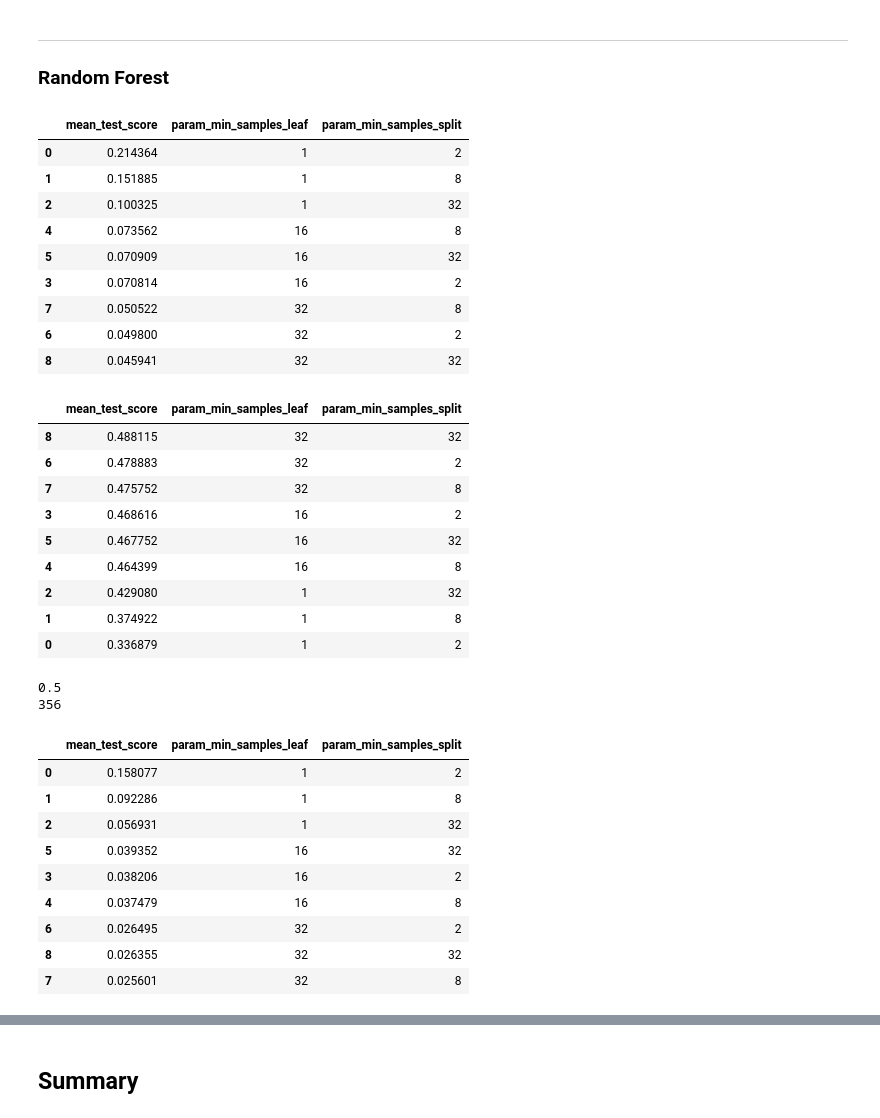
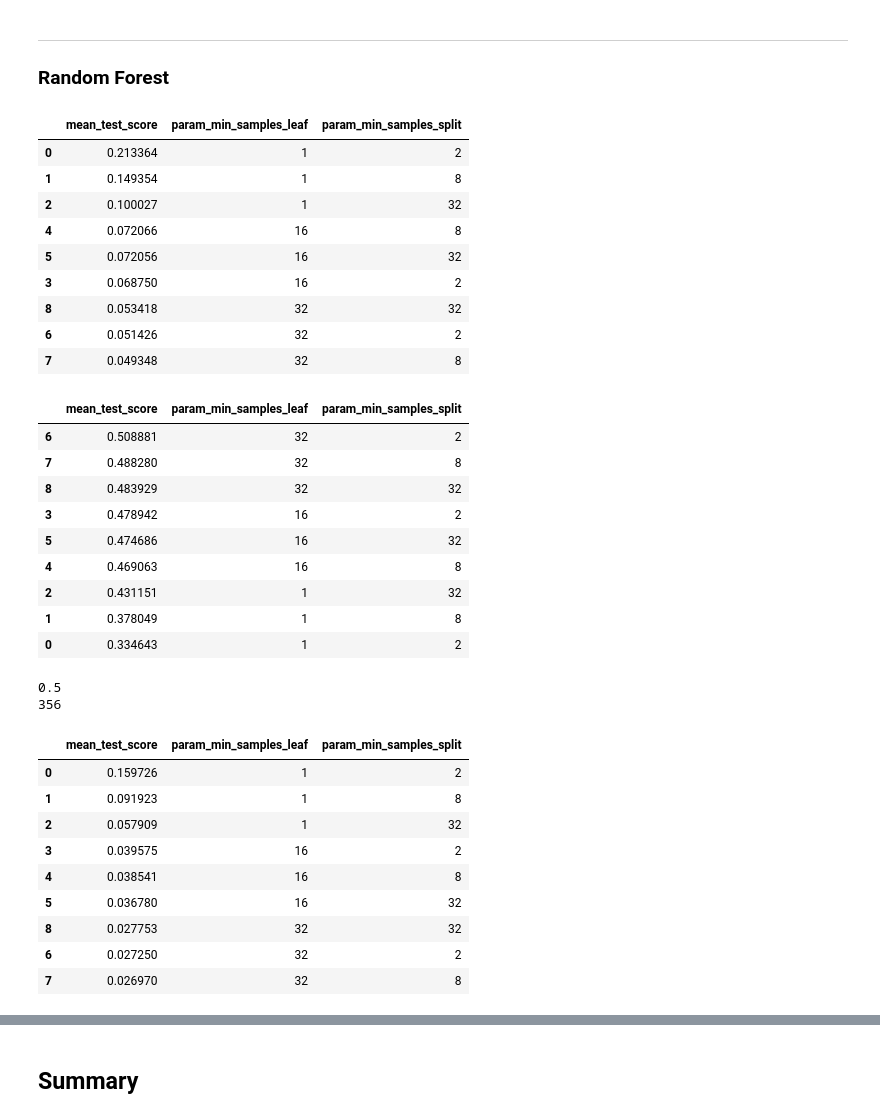
Before and after one commit to pandrewg/Lending-Club, a Jupyter notebook: analysis-pt3-regularization.ipynb, the cells around one changed output, grey strips where cells are left out. Cells and saved outputs as stored; diff of their text form; code cells hidden in the pictures.

```diff
--- a/analysis-pt3-regularization.ipynb
+++ b/analysis-pt3-regularization.ipynb
@@ -302,37 +373,37 @@ RF = RandomForestClassifier()
 # for both F1 and recall, it seems tweaking the min samples does not help model performance
 # (in fact it seems to greatly reduce it..) the default values of 1 and 2 seem best
 
-pd.DataFrame(clfF1.cv_results_).sort_values('mean_test_score',ascending=False)[['mean_test_score',
+pd.read_csv('./data/re-rf-f1.csv').drop('Unnamed: 0',axis=1).sort_values('mean_test_score',ascending=False)[['mean_test_score',
                                                                                 'param_min_samples_leaf',
                                                                                 'param_min_samples_split']]
 # %% [output]
 |  | mean_test_score | param_min_samples_leaf | param_min_samples_split |
-| 0 | 0.214364 | 1 | 2 |
-| 1 | 0.151885 | 1 | 8 |
-| 2 | 0.100325 | 1 | 32 |
-| 4 | 0.073562 | 16 | 8 |
-| 5 | 0.070909 | 16 | 32 |
-| 3 | 0.070814 | 16 | 2 |
-| 7 | 0.050522 | 32 | 8 |
-| 6 | 0.049800 | 32 | 2 |
-| 8 | 0.045941 | 32 | 32 |
+| 0 | 0.213364 | 1 | 2 |
+| 1 | 0.149354 | 1 | 8 |
+| 2 | 0.100027 | 1 | 32 |
+| 4 | 0.072066 | 16 | 8 |
+| 5 | 0.072056 | 16 | 32 |
+| 3 | 0.068750 | 16 | 2 |
+| 8 | 0.053418 | 32 | 32 |
+| 6 | 0.051426 | 32 | 2 |
+| 7 | 0.049348 | 32 | 8 |
 # %%
 # for precision, however, adjusting the min samples in a leaf seems to greatly increase the model's performance
 
-pd.DataFrame(clfPREC.cv_results_).sort_values('mean_test_score',ascending=False)[['mean_test_score',
+pd.read_csv('./data/re-rf-prec.csv').drop('Unnamed: 0',axis=1).sort_values('mean_test_score',ascending=False)[['mean_test_score',
                                                                                 'param_min_samples_leaf',
                                                                                 'param_min_samples_split']]
 # %% [output]
 |  | mean_test_score | param_min_samples_leaf | param_min_samples_split |
-| 8 | 0.488115 | 32 | 32 |
-| 6 | 0.478883 | 32 | 2 |
-| 7 | 0.475752 | 32 | 8 |
-| 3 | 0.468616 | 16 | 2 |
-| 5 | 0.467752 | 16 | 32 |
-| 4 | 0.464399 | 16 | 8 |
-| 2 | 0.429080 | 1 | 32 |
-| 1 | 0.374922 | 1 | 8 |
-| 0 | 0.336879 | 1 | 2 |
+| 6 | 0.508881 | 32 | 2 |
+| 7 | 0.488280 | 32 | 8 |
+| 8 | 0.483929 | 32 | 32 |
+| 3 | 0.478942 | 16 | 2 |
+| 5 | 0.474686 | 16 | 32 |
+| 4 | 0.469063 | 16 | 8 |
+| 2 | 0.431151 | 1 | 32 |
+| 1 | 0.378049 | 1 | 8 |
+| 0 | 0.334643 | 1 | 2 |
 # %%
 # the precision performance jumps around quite a bit as we vary minimum samples in leaeves,
 # but we are able to achieve an 'OK' level of precision (around ~0.5) on the test set..not bad
@@ -344,20 +415,20 @@ print((RF1.predict(features_test)-1).sum()*-1)
 0.5
 356
 # %%
-pd.DataFrame(clfREC.cv_results_).sort_values('mean_test_score',ascending=False)[['mean_test_score',
+pd.read_csv('./data/re-rf-rec.csv').drop('Unnamed: 0',axis=1).sort_values('mean_test_score',ascending=False)[['mean_test_score',
                                                                                 'param_min_samples_leaf',
                                                                                 'param_min_samples_split']]
 # %% [output]
 |  | mean_test_score | param_min_samples_leaf | param_min_samples_split |
-| 0 | 0.158077 | 1 | 2 |
-| 1 | 0.092286 | 1 | 8 |
-| 2 | 0.056931 | 1 | 32 |
-| 5 | 0.039352 | 16 | 32 |
-| 3 | 0.038206 | 16 | 2 |
-| 4 | 0.037479 | 16 | 8 |
-| 6 | 0.026495 | 32 | 2 |
-| 8 | 0.026355 | 32 | 32 |
-| 7 | 0.025601 | 32 | 8 |
+| 0 | 0.159726 | 1 | 2 |
+| 1 | 0.091923 | 1 | 8 |
+| 2 | 0.057909 | 1 | 32 |
+| 3 | 0.039575 | 16 | 2 |
+| 4 | 0.038541 | 16 | 8 |
+| 5 | 0.036780 | 16 | 32 |
+| 8 | 0.027753 | 32 | 32 |
+| 6 | 0.027250 | 32 | 2 |
+| 7 | 0.026970 | 32 | 8 |
 # %%
 print(neg_f1(targets_test.loan_status,clfF1.best_estimator_.predict(features_test)))
 print(neg_precision(targets_test.loan_status,clfPREC.best_estimator_.predict(features_test)))
```
Also changed, not shown: parts of 17 cells of this notebook, 1 other file.
